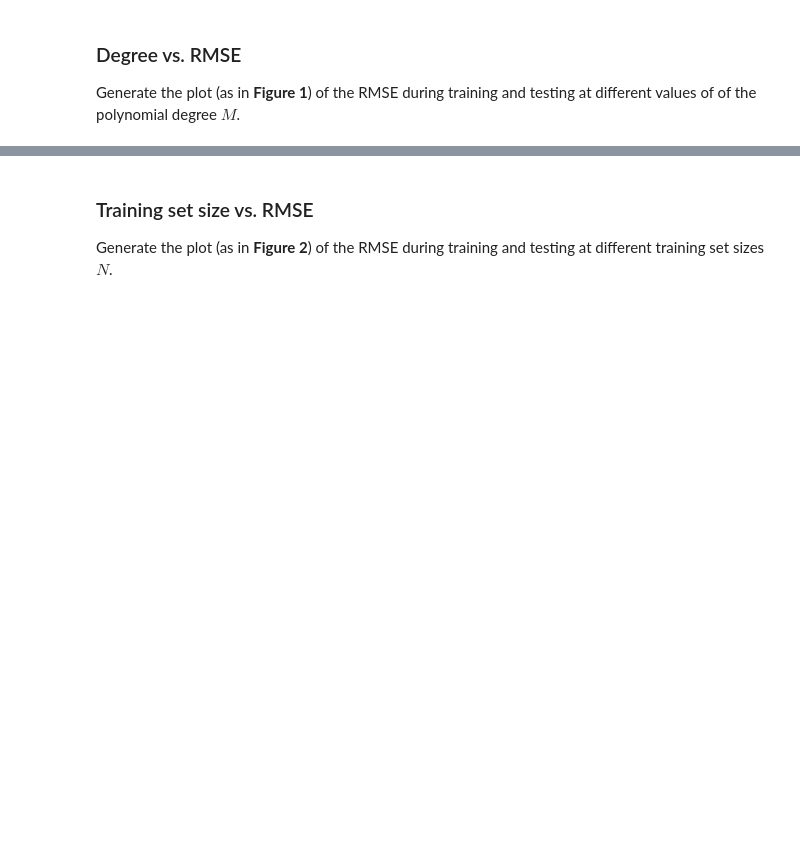
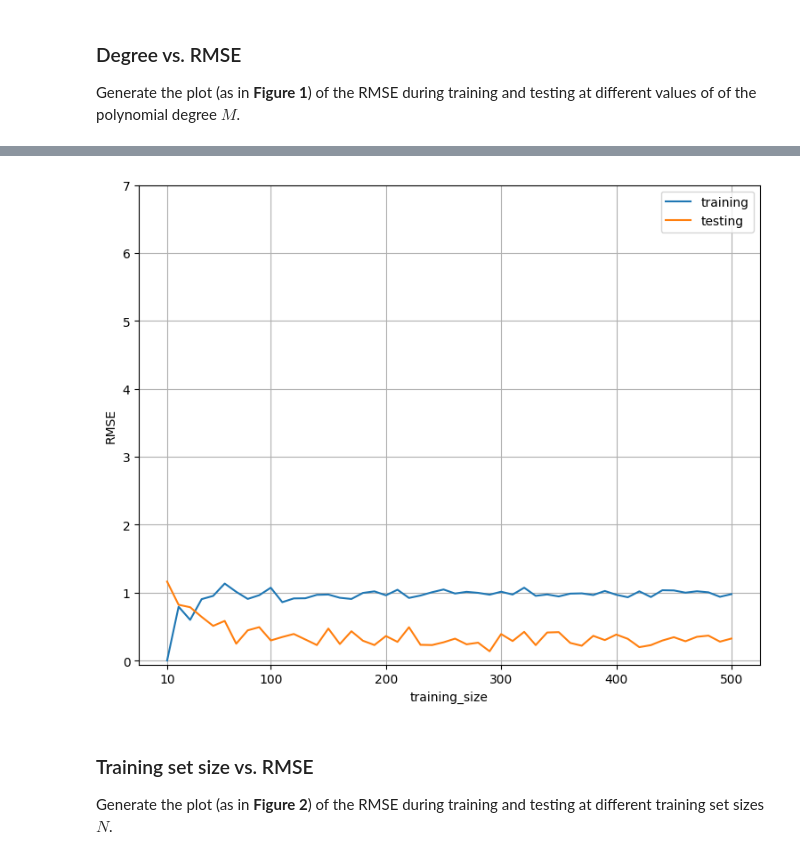
Before and after one commit to davi-dressler/fgv_tacd, a Jupyter notebook: fgv-class-2026-tarefa-2/A2_template.ipynb, the cells around one changed output, grey strips where cells are left out. Saved outputs shown, nothing was run; the diff lists cells and outputs as text; code cells hidden in the pictures; blank space fills up the shorter version.

```diff
--- a/fgv-class-2026-tarefa-2/A2_template.ipynb
+++ b/fgv-class-2026-tarefa-2/A2_template.ipynb
@@ -67,0 +157,22 @@ Generate the plot (as in __Figure 1__) of the RMSE during training and testing a
+# %%
+N = np.arange(10, 510, 10)
+
+rng = np.random.default_rng(13)
+
+rmse_train = np.zeros(N.size)
+rmse_test = np.zeros(N.size)
+
+for i in range(N.size):
+    n = N[i]
+    x = np.linspace(0, 10, n)
+    noise = rng.normal(0, 1, n)
+    y = 4* np.sin(x)
+    y_noise = y + noise
+
+
+    predctions_train, predctions_test = createPolinomialPredictions(9, 10, x, X_test, y_noise)
+
+
+
+    rmse_train[i] = rmse(predctions_train[0], y_noise)
+    rmse_test[i] = rmse(predctions_test[0], y_test)
@@ -68,3 +195,19 @@ Generate the plot (as in __Figure 1__) of the RMSE during training and testing a
+# %%
+fig = plt.figure(figsize= (9,7))
+
+plt.plot(np.arange(10, 510, 10), rmse_train, label= "training")
+plt.plot(np.arange(10, 510, 10), rmse_test, label= "testing")
+
+plt.xticks([10, 100, 200, 300, 400, 500])
+plt.yticks(np.arange(0,8,1))
+
+plt.legend()
+
+plt.ylabel("RMSE")
+plt.xlabel("training_size")
+plt.grid()
+# %% [output]
+[figure, added]
 # %% [markdown]
 ### Training set size vs. RMSE
 Generate the plot (as in __Figure 2__) of the RMSE during training and testing at different training set sizes $N$.
```
Also changed, not shown: parts of 11 cells of this notebook.
